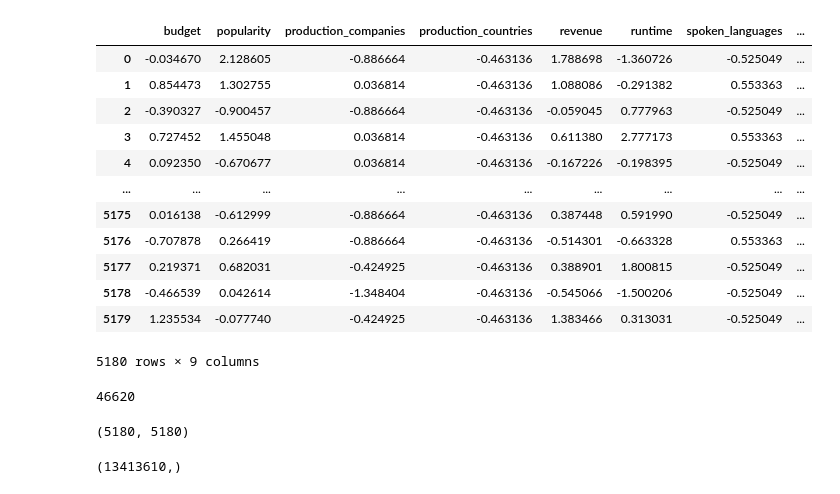
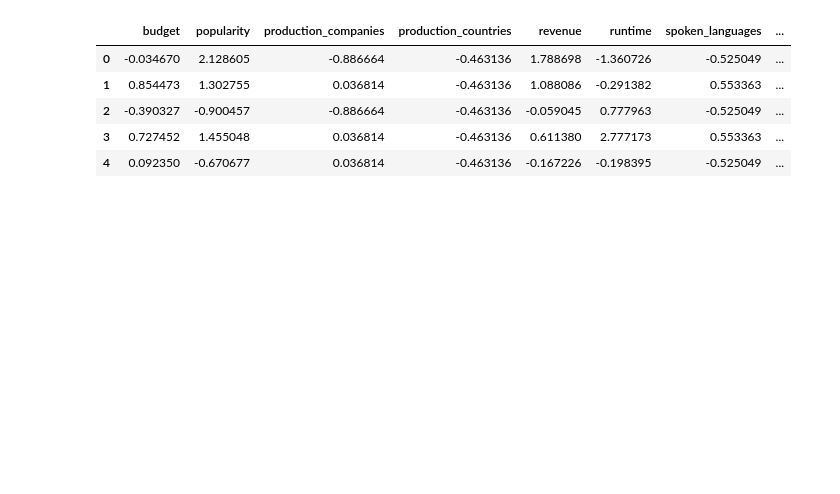
Before and after one commit to lvvittor/ml, a Jupyter notebook: tps/tp4/notebooks/hc.ipynb, the cells around one changed output. Drawn from its saved outputs; the diff is of its cells as text; code cells hidden in the pictures; blank space fills up the shorter version.

```diff
--- a/tps/tp4/notebooks/hc.ipynb
+++ b/tps/tp4/notebooks/hc.ipynb
@@ -30,7 +26,7 @@ def data_preprocessing(df):
 
     scaler = StandardScaler()
     std_df = scaler.fit_transform(var_df)
-    std_df = pd.DataFrame(data=std_df, columns=var_df.columns.values)
+    std_df = pd.DataFrame(data=std_df, columns=var_df.columns)
 
     return var_df, std_df
 # %%
@@ -54,31 +43,9 @@ var_df
 # %%
-std_df
+std_df.head()
 # %% [output]
 |  | budget | popularity | production_companies | production_countries | revenue | runtime | spoken_languages | ... |
 | 0 | -0.034670 | 2.128605 | -0.886664 | -0.463136 | 1.788698 | -1.360726 | -0.525049 | ... |
 | 1 | 0.854473 | 1.302755 | 0.036814 | -0.463136 | 1.088086 | -0.291382 | 0.553363 | ... |
 | 2 | -0.390327 | -0.900457 | -0.886664 | -0.463136 | -0.059045 | 0.777963 | -0.525049 | ... |
 | 3 | 0.727452 | 1.455048 | 0.036814 | -0.463136 | 0.611380 | 2.777173 | 0.553363 | ... |
 | 4 | 0.092350 | -0.670677 | 0.036814 | -0.463136 | -0.167226 | -0.198395 | -0.525049 | ... |
-| ... | ... | ... | ... | ... | ... | ... | ... | ... |
-| 5175 | 0.016138 | -0.612999 | -0.886664 | -0.463136 | 0.387448 | 0.591990 | -0.525049 | ... |
-| 5176 | -0.707878 | 0.266419 | -0.886664 | -0.463136 | -0.514301 | -0.663328 | 0.553363 | ... |
-| 5177 | 0.219371 | 0.682031 | -0.424925 | -0.463136 | 0.388901 | 1.800815 | -0.525049 | ... |
-| 5178 | -0.466539 | 0.042614 | -1.348404 | -0.463136 | -0.545066 | -1.500206 | -0.525049 | ... |
-| 5179 | 1.235534 | -0.077740 | -0.424925 | -0.463136 | 1.383466 | 0.313031 | -0.525049 | ... |
-5180 rows × 9 columns
-# %%
-std_vars = std_df
-std_vars.size
-# %% [output]
-46620
-# %%
-dist_matrix = distance_matrix(std_vars, std_vars)
-dist_matrix.shape
-# %% [output]
-(5180, 5180)
-# %%
-condensed_dist_matrix = squareform(dist_matrix)
-condensed_dist_matrix.shape
-# %% [output]
-(13413610,)
```
Also changed, not shown: parts of 23 cells of this notebook.
